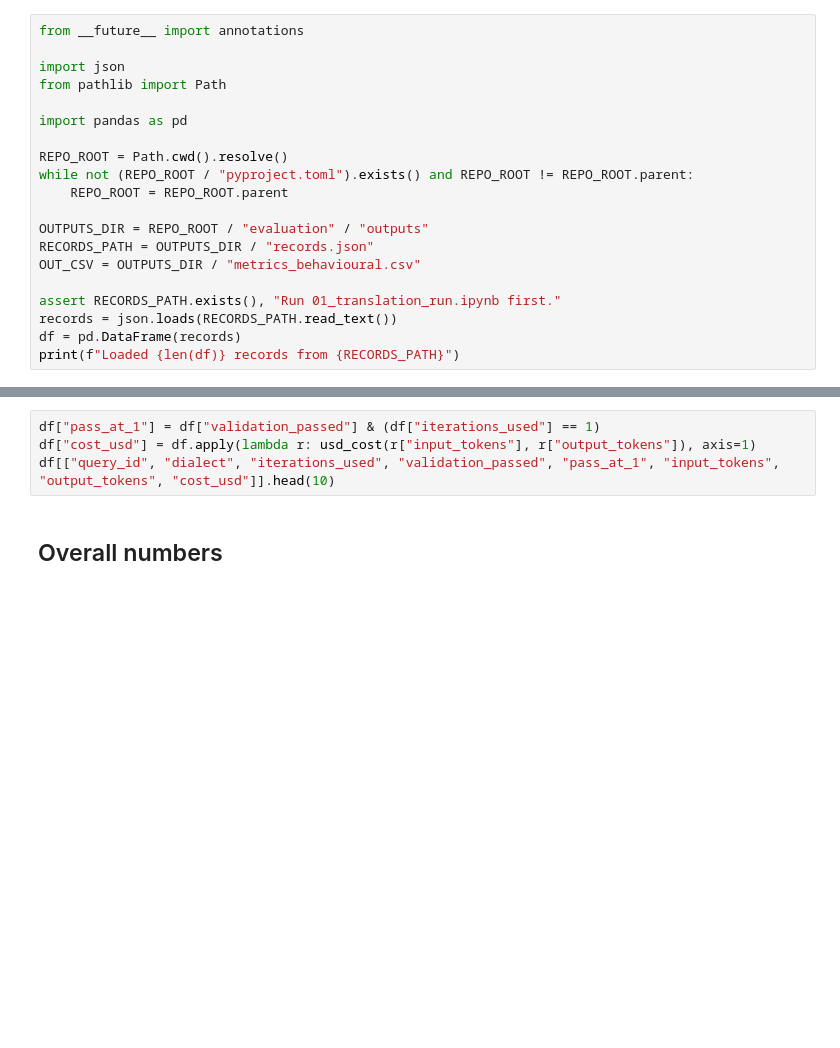
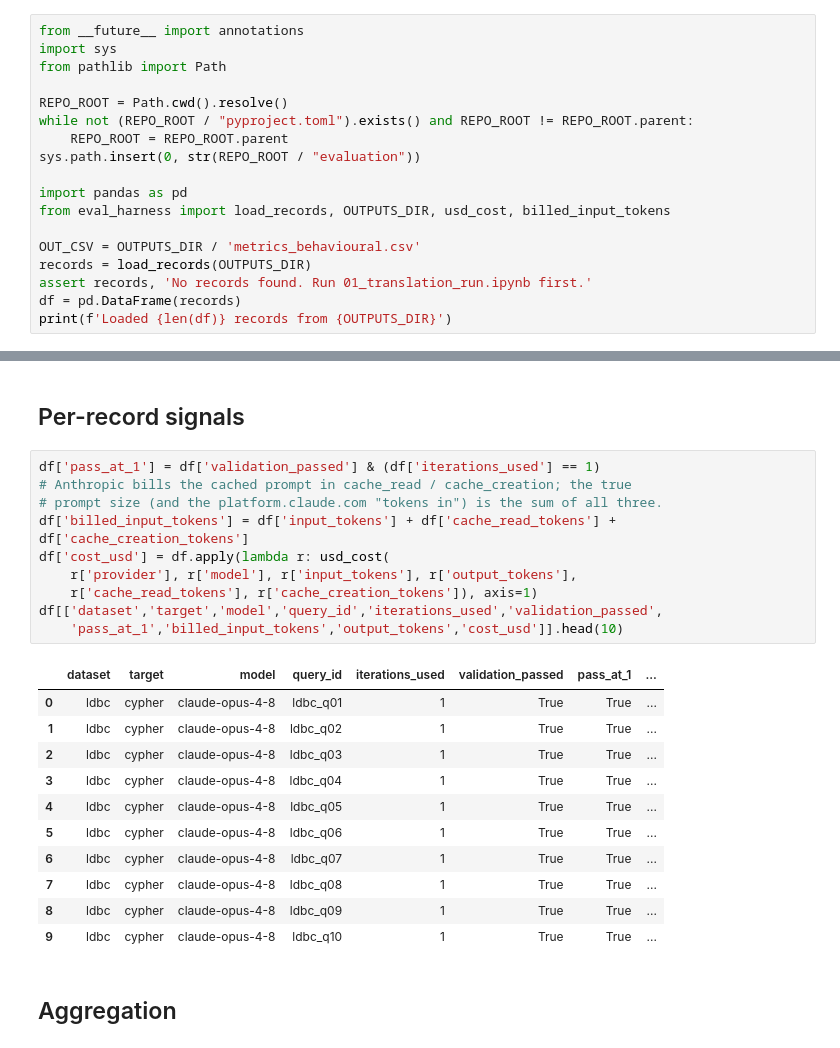
Before and after one commit to obonovai/sql2graph, a Jupyter notebook: evaluation/notebooks/02_behavioural_metrics.ipynb, the cells around one changed output, grey strips where cells are left out. Drawn from its saved outputs; the diff is of its cells as text; blank space fills up the shorter version.

Commit message:
feat: cypher evaluations

```diff
--- a/evaluation/notebooks/02_behavioural_metrics.ipynb
+++ b/evaluation/notebooks/02_behavioural_metrics.ipynb
@@ -17,20 +5,18 @@ All numbers are computed both overall and stratified by `schema_name × dialect`
 # %%
 from __future__ import annotations
-
-import json
+import sys
 from pathlib import Path
-
-import pandas as pd
 
 REPO_ROOT = Path.cwd().resolve()
 while not (REPO_ROOT / "pyproject.toml").exists() and REPO_ROOT != REPO_ROOT.parent:
     REPO_ROOT = REPO_ROOT.parent
+sys.path.insert(0, str(REPO_ROOT / "evaluation"))
 
-OUTPUTS_DIR = REPO_ROOT / "evaluation" / "outputs"
-RECORDS_PATH = OUTPUTS_DIR / "records.json"
-OUT_CSV = OUTPUTS_DIR / "metrics_behavioural.csv"
+import pandas as pd
+from eval_harness import load_records, OUTPUTS_DIR, usd_cost, billed_input_tokens
 
-assert RECORDS_PATH.exists(), "Run 01_translation_run.ipynb first."
-records = json.loads(RECORDS_PATH.read_text())
+OUT_CSV = OUTPUTS_DIR / 'metrics_behavioural.csv'
+records = load_records(OUTPUTS_DIR)
+assert records, 'No records found. Run 01_translation_run.ipynb first.'
 df = pd.DataFrame(records)
-print(f"Loaded {len(df)} records from {RECORDS_PATH}")
+print(f'Loaded {len(df)} records from {OUTPUTS_DIR}')
@@ -57,7 +53,27 @@ Each behavioural signal we care about is already a column on `records.json`. We
+# %% [markdown]
+## Per-record signals
 # %%
-df["pass_at_1"] = df["validation_passed"] & (df["iterations_used"] == 1)
-df["cost_usd"] = df.apply(lambda r: usd_cost(r["input_tokens"], r["output_tokens"]), axis=1)
-df[["query_id", "dialect", "iterations_used", "validation_passed", "pass_at_1", "input_tokens", "output_tokens", "cost_usd"]].head(10)
+df['pass_at_1'] = df['validation_passed'] & (df['iterations_used'] == 1)
+# Anthropic bills the cached prompt in cache_read / cache_creation; the true
+# prompt size (and the platform.claude.com "tokens in") is the sum of all three.
+df['billed_input_tokens'] = df['input_tokens'] + df['cache_read_tokens'] + df['cache_creation_tokens']
+df['cost_usd'] = df.apply(lambda r: usd_cost(
+    r['provider'], r['model'], r['input_tokens'], r['output_tokens'],
+    r['cache_read_tokens'], r['cache_creation_tokens']), axis=1)
+df[['dataset','target','model','query_id','iterations_used','validation_passed',
+    'pass_at_1','billed_input_tokens','output_tokens','cost_usd']].head(10)
+# %% [output]
+|  | dataset | target | model | query_id | iterations_used | validation_passed | pass_at_1 | ... |
+| 0 | ldbc | cypher | claude-opus-4-8 | ldbc_q01 | 1 | True | True | ... |
+| 1 | ldbc | cypher | claude-opus-4-8 | ldbc_q02 | 1 | True | True | ... |
+| 2 | ldbc | cypher | claude-opus-4-8 | ldbc_q03 | 1 | True | True | ... |
+| 3 | ldbc | cypher | claude-opus-4-8 | ldbc_q04 | 1 | True | True | ... |
+| 4 | ldbc | cypher | claude-opus-4-8 | ldbc_q05 | 1 | True | True | ... |
+| 5 | ldbc | cypher | claude-opus-4-8 | ldbc_q06 | 1 | True | True | ... |
+| 6 | ldbc | cypher | claude-opus-4-8 | ldbc_q07 | 1 | True | True | ... |
+| 7 | ldbc | cypher | claude-opus-4-8 | ldbc_q08 | 1 | True | True | ... |
+| 8 | ldbc | cypher | claude-opus-4-8 | ldbc_q09 | 1 | True | True | ... |
+| 9 | ldbc | cypher | claude-opus-4-8 | ldbc_q10 | 1 | True | True | ... |
-# %% [markdown]
-## Overall numbers
+# %% [markdown]
+## Aggregation
 # %%
```
Also changed, not shown: parts of 24 cells of this notebook, 42 other files.
